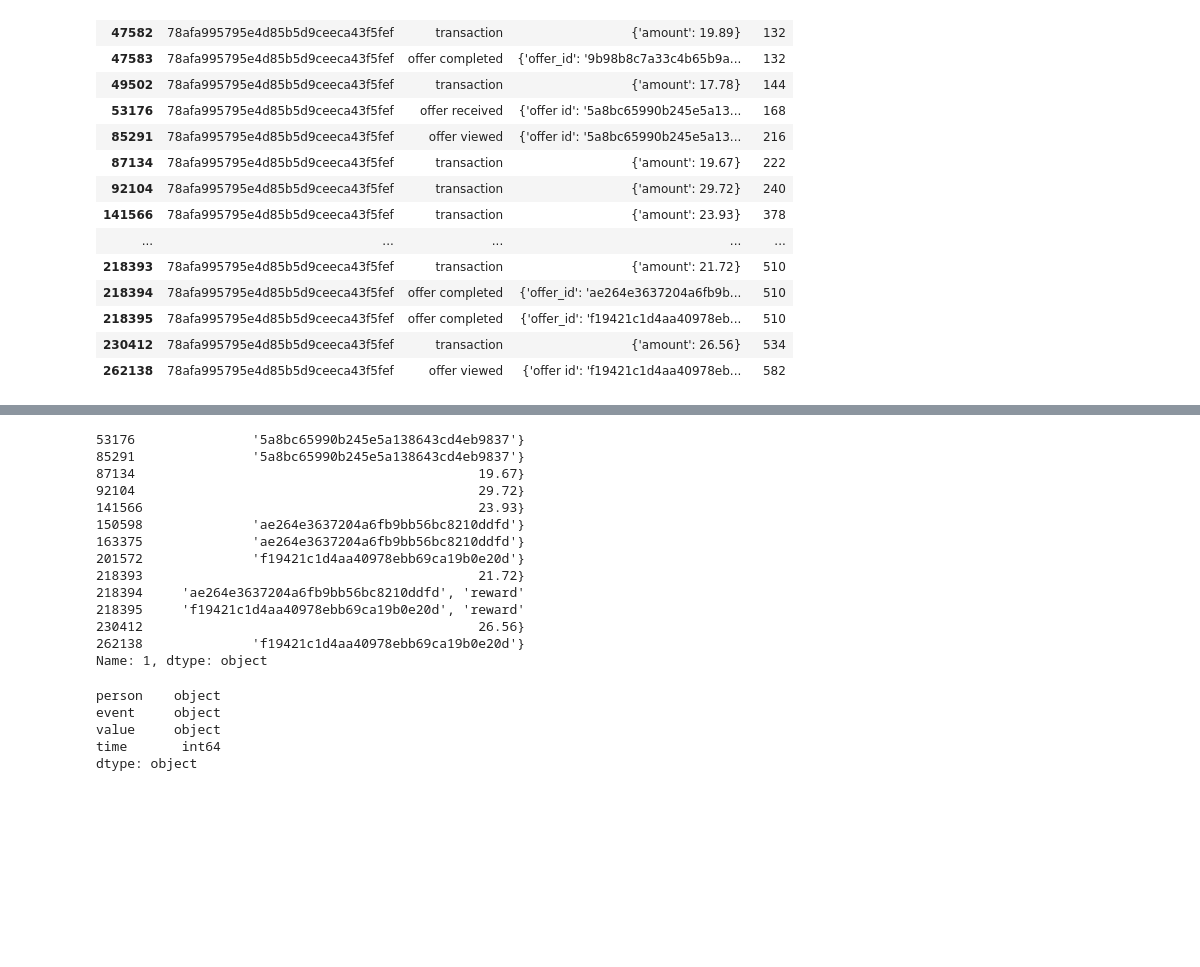
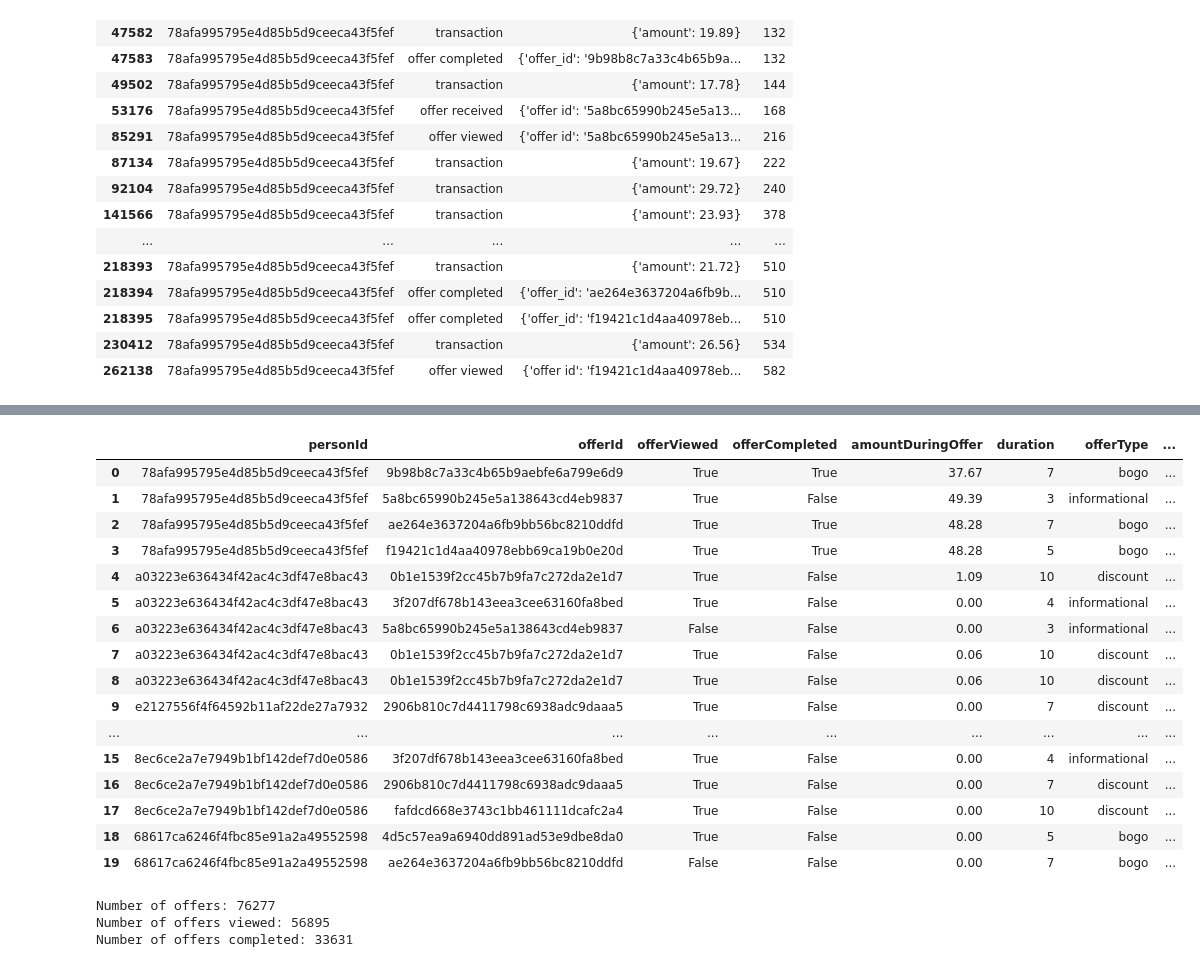
Before and after one commit to cerionXLII/StarbucksCapstoneChallenge, a Jupyter notebook: src/Starbucks_Capstone_notebook.ipynb, the cells around one changed output, grey strips where cells are left out. Cells and saved outputs as stored; diff of their text form; code cells hidden in the pictures; blank space fills up the shorter version.

```diff
--- a/src/Starbucks_Capstone_notebook.ipynb
+++ b/src/Starbucks_Capstone_notebook.ipynb
@@ -329,25 +395,0 @@ amountDuringOffer: 48.28
-# %%
-df_test.loc[53176:]['value'].astype(str).str.split(pat=':',expand=True)[1]
-# %% [output]
-53176               '5a8bc65990b245e5a138643cd4eb9837'}
-85291               '5a8bc65990b245e5a138643cd4eb9837'}
-87134                                            19.67}
-92104                                            29.72}
-141566                                           23.93}
-150598              'ae264e3637204a6fb9bb56bc8210ddfd'}
-163375              'ae264e3637204a6fb9bb56bc8210ddfd'}
-201572              'f19421c1d4aa40978ebb69ca19b0e20d'}
-218393                                           21.72}
-218394     'ae264e3637204a6fb9bb56bc8210ddfd', 'reward'
-218395     'f19421c1d4aa40978ebb69ca19b0e20d', 'reward'
-230412                                           26.56}
-262138              'f19421c1d4aa40978ebb69ca19b0e20d'}
-Name: 1, dtype: object
-# %%
-df_test.dtypes
-# %% [output]
-person    object
-event     object
-value     object
-time       int64
-dtype: object
@@ -355,0 +396,32 @@ dtype: object
+# %%
+# View the result
+offerOutcomes.head(20)
+# %% [output]
+|  | personId | offerId | offerViewed | offerCompleted | amountDuringOffer | duration | offerType | ... |
+| 0 | 78afa995795e4d85b5d9ceeca43f5fef | 9b98b8c7a33c4b65b9aebfe6a799e6d9 | True | True | 37.67 | 7 | bogo | ... |
+| 1 | 78afa995795e4d85b5d9ceeca43f5fef | 5a8bc65990b245e5a138643cd4eb9837 | True | False | 49.39 | 3 | informational | ... |
+| 2 | 78afa995795e4d85b5d9ceeca43f5fef | ae264e3637204a6fb9bb56bc8210ddfd | True | True | 48.28 | 7 | bogo | ... |
+| 3 | 78afa995795e4d85b5d9ceeca43f5fef | f19421c1d4aa40978ebb69ca19b0e20d | True | True | 48.28 | 5 | bogo | ... |
+| 4 | a03223e636434f42ac4c3df47e8bac43 | 0b1e1539f2cc45b7b9fa7c272da2e1d7 | True | False | 1.09 | 10 | discount | ... |
+| 5 | a03223e636434f42ac4c3df47e8bac43 | 3f207df678b143eea3cee63160fa8bed | True | False | 0.00 | 4 | informational | ... |
+| 6 | a03223e636434f42ac4c3df47e8bac43 | 5a8bc65990b245e5a138643cd4eb9837 | False | False | 0.00 | 3 | informational | ... |
+| 7 | a03223e636434f42ac4c3df47e8bac43 | 0b1e1539f2cc45b7b9fa7c272da2e1d7 | True | False | 0.06 | 10 | discount | ... |
+| 8 | a03223e636434f42ac4c3df47e8bac43 | 0b1e1539f2cc45b7b9fa7c272da2e1d7 | True | False | 0.06 | 10 | discount | ... |
+| 9 | e2127556f4f64592b11af22de27a7932 | 2906b810c7d4411798c6938adc9daaa5 | True | False | 0.00 | 7 | discount | ... |
+| ... | ... | ... | ... | ... | ... | ... | ... | ... |
+| 15 | 8ec6ce2a7e7949b1bf142def7d0e0586 | 3f207df678b143eea3cee63160fa8bed | True | False | 0.00 | 4 | informational | ... |
+| 16 | 8ec6ce2a7e7949b1bf142def7d0e0586 | 2906b810c7d4411798c6938adc9daaa5 | True | False | 0.00 | 7 | discount | ... |
+| 17 | 8ec6ce2a7e7949b1bf142def7d0e0586 | fafdcd668e3743c1bb461111dcafc2a4 | True | False | 0.00 | 10 | discount | ... |
+| 18 | 68617ca6246f4fbc85e91a2a49552598 | 4d5c57ea9a6940dd891ad53e9dbe8da0 | True | False | 0.00 | 5 | bogo | ... |
+| 19 | 68617ca6246f4fbc85e91a2a49552598 | ae264e3637204a6fb9bb56bc8210ddfd | False | False | 0.00 | 7 | bogo | ... |
+# %%
+offersCount = offerOutcomes.shape[0]
+offersViews = np.sum(offerOutcomes['offerViewed'])
+offersCompleted = np.sum(offerOutcomes['offerCompleted'])
+print(f'Number of offers: {offersCount}')
+print(f'Number of offers viewed: {offersViews}')
+print(f'Number of offers completed: {offersCompleted}')
+# %% [output]
+Number of offers: 76277
+Number of offers viewed: 56895
+Number of offers completed: 33631
```
Also changed, not shown: parts of 28 cells of this notebook.
